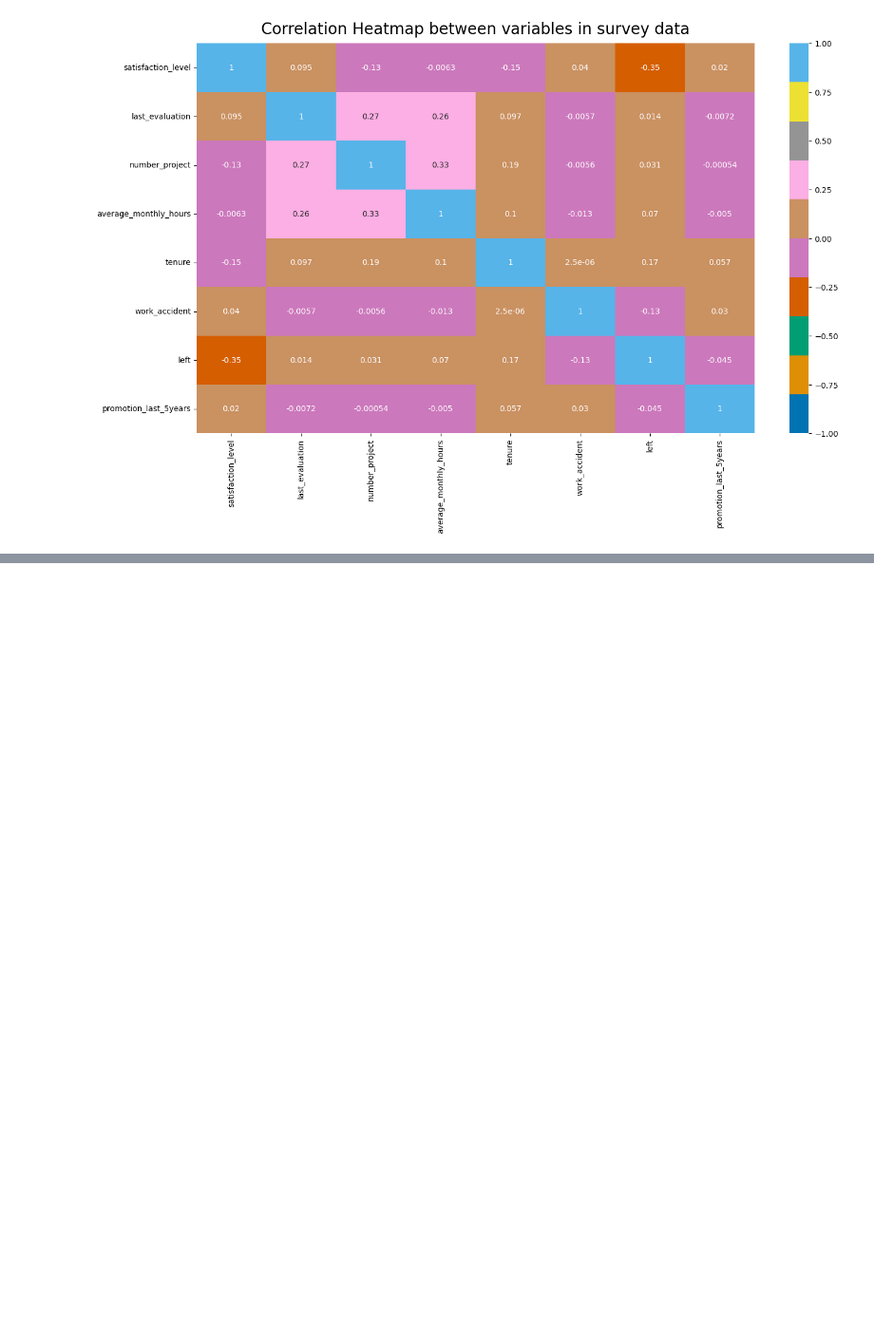
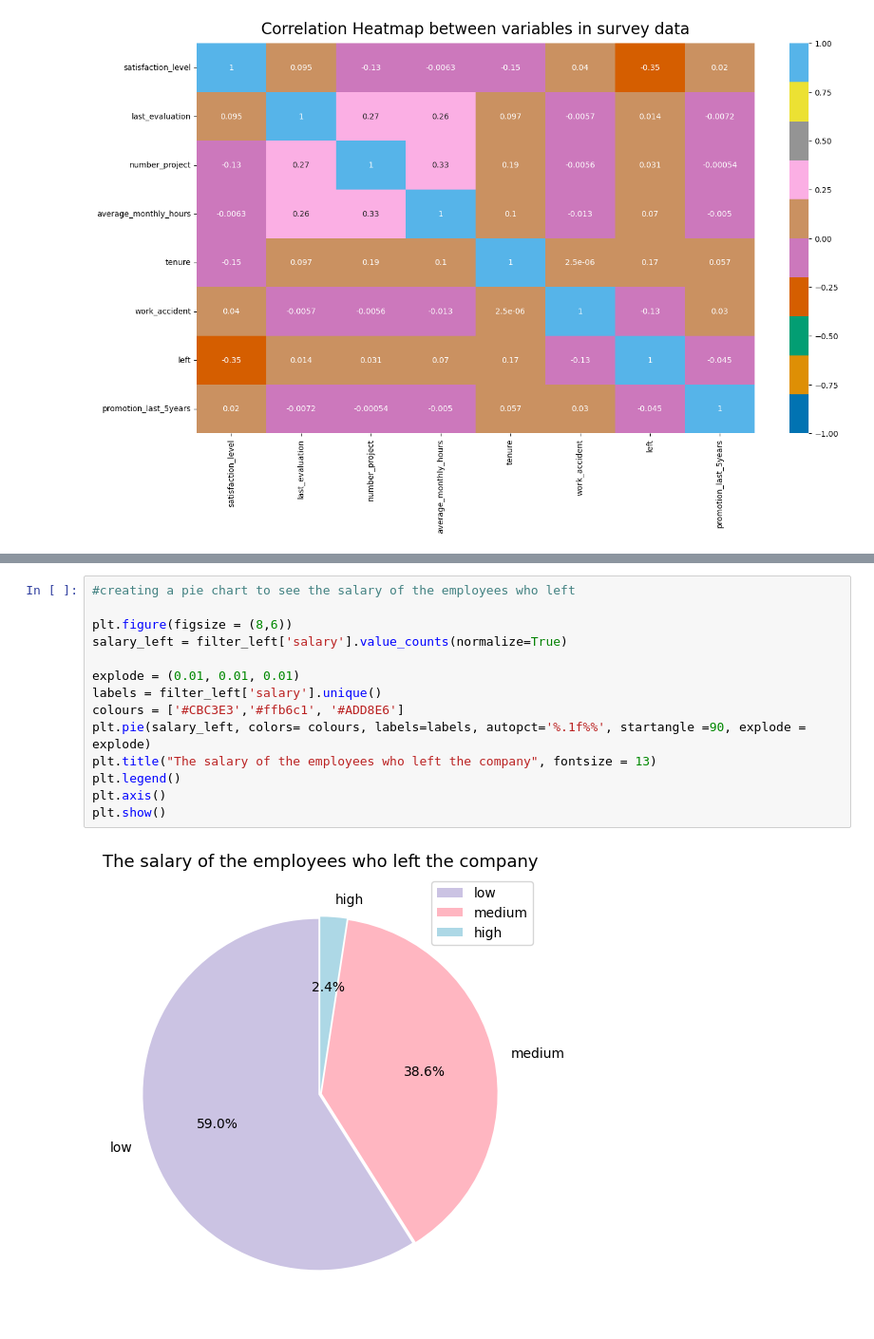
Before and after one commit to ankita-choudharyy/salifort-motors-capstone-project, a Jupyter notebook: salifort_motors.ipynb, the cells around one changed output, grey strips where cells are left out. Shown at 95% size. Saved outputs shown, nothing was run; the diff lists cells and outputs as text; blank space fills up the shorter version.

```diff
--- a/salifort_motors.ipynb
+++ b/salifort_motors.ipynb
@@ -282,0 +341,16 @@ plt.figure(figsize = (12,8))
+# %%
+#creating a pie chart to see the salary of the employees who left
+
+plt.figure(figsize = (8,6))
+salary_left = filter_left['salary'].value_counts(normalize=True)
+
+explode = (0.01, 0.01, 0.01)
+labels = filter_left['salary'].unique()
+colours = ['#CBC3E3','#ffb6c1', '#ADD8E6']
+plt.pie(salary_left, colors= colours, labels=labels, autopct='%.1f%%', startangle =90, explode = explode)
+plt.title("The salary of the employees who left the company", fontsize = 13)
+plt.legend()
+plt.axis()
+plt.show()
+# %% [output]
+[figure, added]
```
Also changed, not shown: parts of 11 cells of this notebook.
